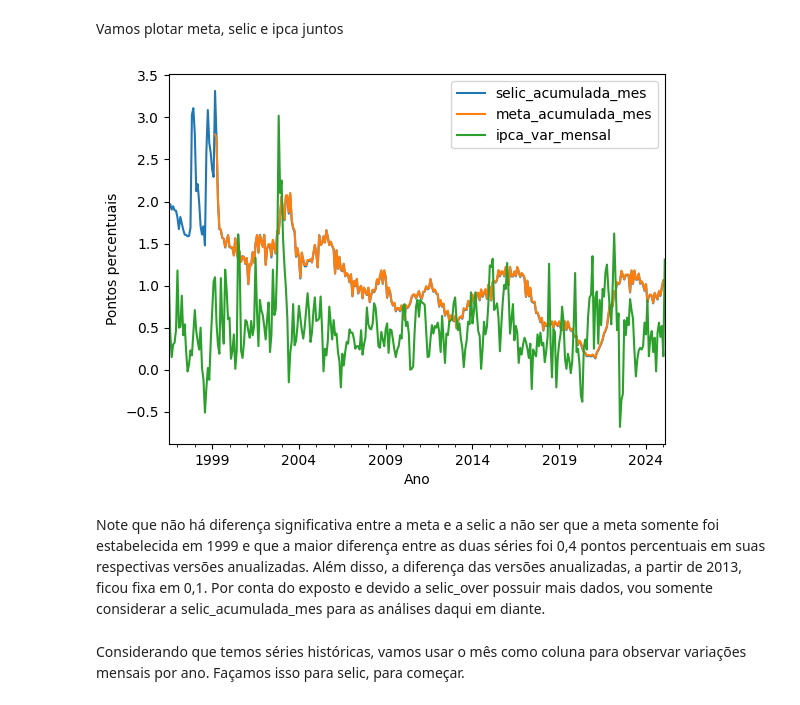
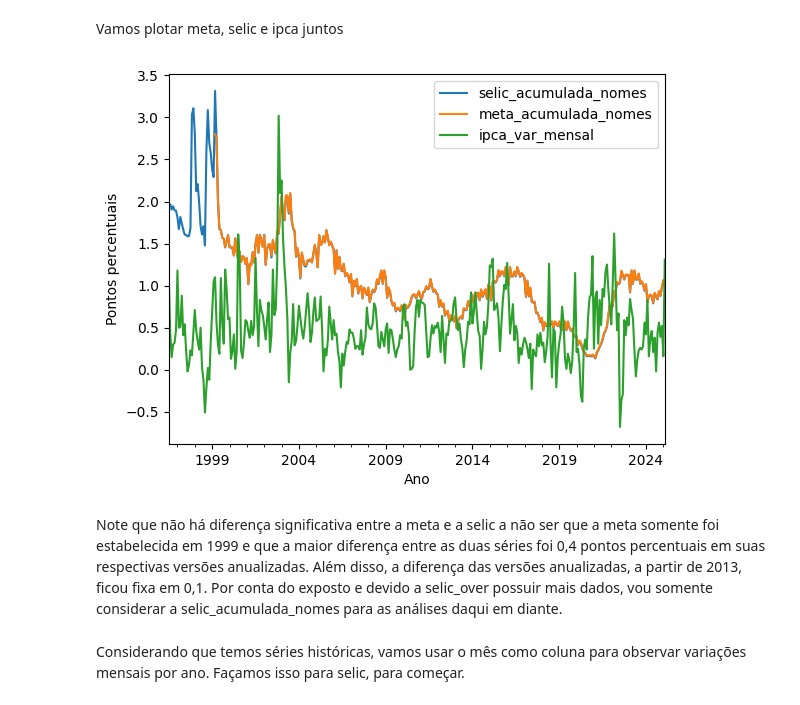
Before and after one commit to mapassos/brazil-macroeconomics-data-analysis-and-pipeline, a Jupyter notebook: Analise-Selic-IPCA-pt2.ipynb, the cells around one changed output. Cells and saved outputs as stored; diff of their text form; code cells hidden in the pictures.

```diff
--- a/Analise-Selic-IPCA-pt2.ipynb
+++ b/Analise-Selic-IPCA-pt2.ipynb
@@ -117,14 +117,14 @@ selic_ipca_mensalizada_df['mes'] = pd.Categorical(
 # %% [markdown]
 Vamos plotar meta, selic e ipca juntos
 # %%
-selic_ipca_mensalizada_df.plot(y = ['selic_acumulada_mes', 'meta_acumulada_mes', 'ipca_var_mensal'], x = 'periodo_mes')
+selic_ipca_mensalizada_df.plot(y = ['selic_acumulada_nomes', 'meta_acumulada_nomes', 'ipca_var_mensal'], x = 'periodo_mes')
 plt.ylabel('Pontos percentuais')
 plt.xlabel('Ano')
 plt.show()
 # %% [output]
-[figure, old version]
+[figure, new version]
 # %% [markdown]
-Note que não há diferença significativa entre a meta e a selic a não ser que a meta somente foi estabelecida em 1999 e que a maior diferença entre as duas séries foi 0,4 pontos percentuais em suas respectivas versões anualizadas. Além disso, a diferença das versões anualizadas, a partir de 2013, ficou fixa em 0,1. Por conta do exposto e devido a selic_over possuir mais dados, vou somente considerar a selic_acumulada_mes para as análises daqui em diante.
+Note que não há diferença significativa entre a meta e a selic a não ser que a meta somente foi estabelecida em 1999 e que a maior diferença entre as duas séries foi 0,4 pontos percentuais em suas respectivas versões anualizadas. Além disso, a diferença das versões anualizadas, a partir de 2013, ficou fixa em 0,1. Por conta do exposto e devido a selic_over possuir mais dados, vou somente considerar a selic_acumulada_nomes para as análises daqui em diante.
 # %% [markdown]
 Considerando que temos séries históricas, vamos usar o mês como coluna para observar variações mensais por ano. Façamos isso para selic, para começar.
 # %%
```
Also changed, not shown: parts of 20 cells of this notebook, 10 other files.
